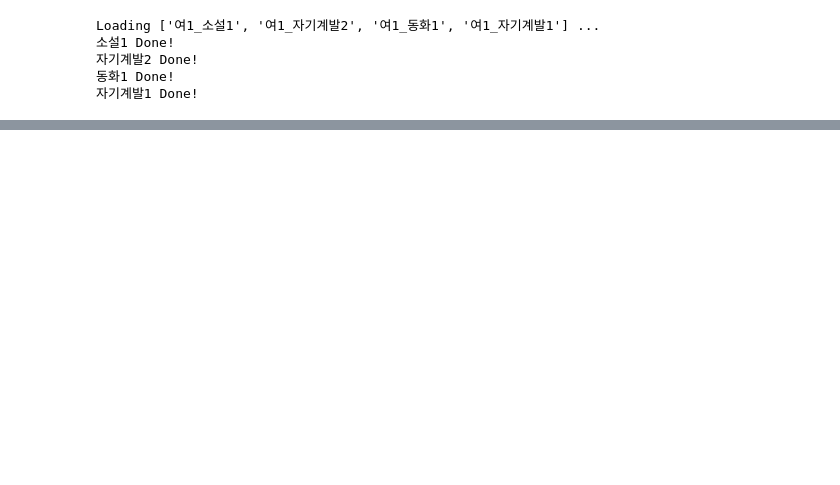
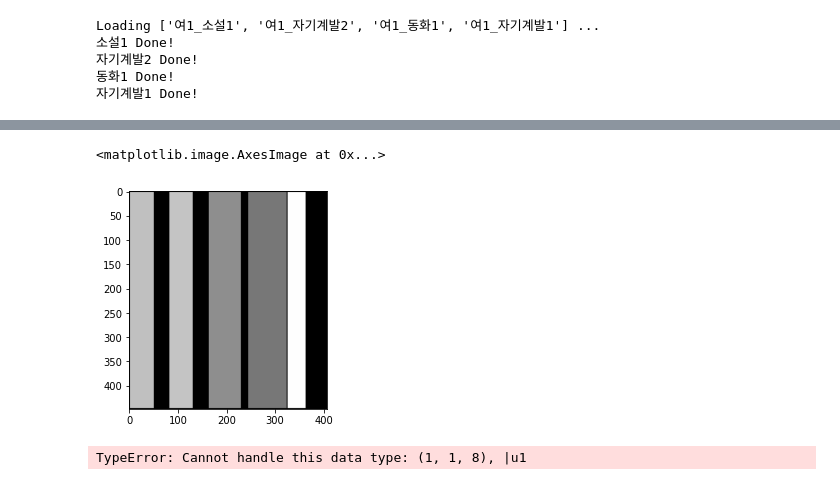
Before and after one commit to fidabspd/tts, a Jupyter notebook: tts_test.ipynb, the cells around one changed output, grey strips where cells are left out. Saved outputs shown, nothing was run; the diff lists cells and outputs as text; code cells hidden in the pictures; blank space fills up the shorter version.

```diff
--- a/tts_test.ipynb
+++ b/tts_test.ipynb
@@ -67,0 +150,15 @@ path: ./audio_sample/tts_sample_by_dl.wav
+# %%
+attention.shape
+attn_tmp = attention[:5, :1, ...].detach().cpu()
+plt.imshow(make_grid(attn_tmp, normalize=True).permute(1,2,0))
+# %% [output]
+<matplotlib.image.AxesImage at 0x...>
+[figure, added]
+# %%
+writer = SummaryWriter('./logs/tmp/')
+
+x = make_grid(attention[0]*255)
+
+writer.add_image('Attention_%d_0'%123, x, 456)
+# %% [output]
+TypeError: Cannot handle this data type: (1, 1, 8), |u1
```
Also changed, not shown: parts of 22 cells of this notebook, 1 other file.
